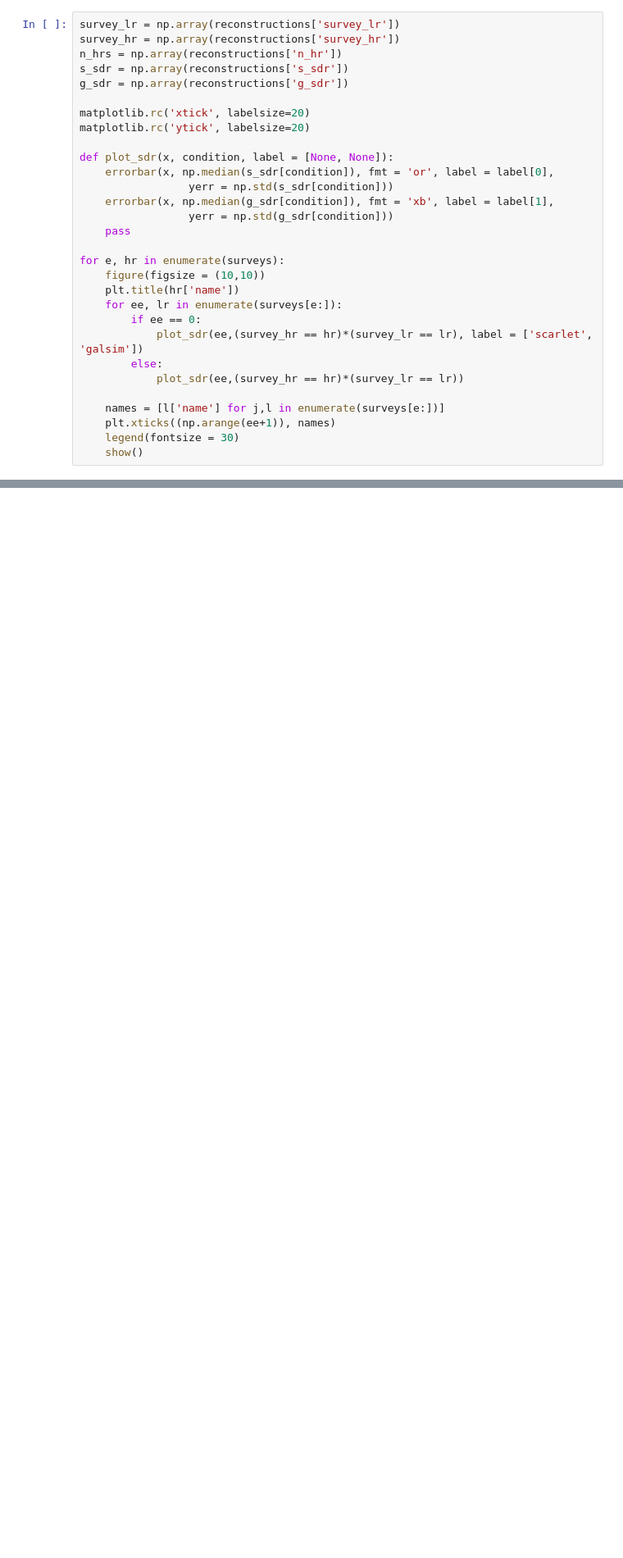
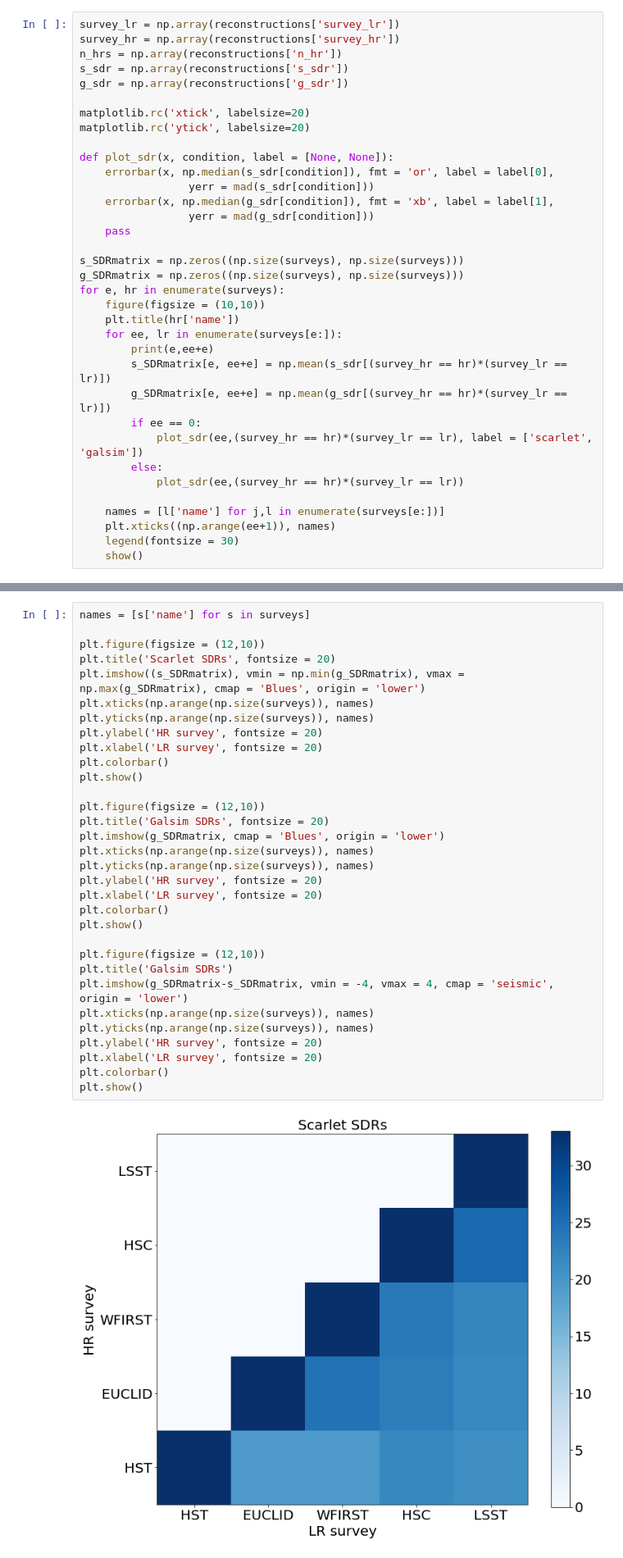
Before and after one commit to herjy/Multi_resolution_comparison, a Jupyter notebook: Reconstruction_comparison.ipynb, the cells around one changed output, grey strips where cells are left out. Shown: that part at 82% size. Saved outputs shown, nothing was run; the diff lists cells and outputs as text; blank space fills up the shorter version.

```diff
--- a/Reconstruction_comparison.ipynb
+++ b/Reconstruction_comparison.ipynb
@@ -329,15 +221,20 @@ matplotlib.rc('ytick', labelsize=20)
 
 def plot_sdr(x, condition, label = [None, None]):
     errorbar(x, np.median(s_sdr[condition]), fmt = 'or', label = label[0],
-                 yerr = np.std(s_sdr[condition]))
+                 yerr = mad(s_sdr[condition]))
     errorbar(x, np.median(g_sdr[condition]), fmt = 'xb', label = label[1],
-                 yerr = np.std(g_sdr[condition]))
+                 yerr = mad(g_sdr[condition]))
     pass
 
+s_SDRmatrix = np.zeros((np.size(surveys), np.size(surveys)))
+g_SDRmatrix = np.zeros((np.size(surveys), np.size(surveys)))
 for e, hr in enumerate(surveys):
     figure(figsize = (10,10))
     plt.title(hr['name'])
     for ee, lr in enumerate(surveys[e:]):
+        print(e,ee+e)
+        s_SDRmatrix[e, ee+e] = np.mean(s_sdr[(survey_hr == hr)*(survey_lr == lr)])
+        g_SDRmatrix[e, ee+e] = np.mean(g_sdr[(survey_hr == hr)*(survey_lr == lr)])
         if ee == 0:
             plot_sdr(ee,(survey_hr == hr)*(survey_lr == lr), label = ['scarlet', 'galsim'])
         else:
@@ -355,0 +268,34 @@ for e, hr in enumerate(surveys):
+# %%
+names = [s['name'] for s in surveys]
+
+plt.figure(figsize = (12,10))
+plt.title('Scarlet SDRs', fontsize = 20)
+plt.imshow((s_SDRmatrix), vmin = np.min(g_SDRmatrix), vmax = np.max(g_SDRmatrix), cmap = 'Blues', origin = 'lower')
+plt.xticks(np.arange(np.size(surveys)), names)
+plt.yticks(np.arange(np.size(surveys)), names)
+plt.ylabel('HR survey', fontsize = 20)
+plt.xlabel('LR survey', fontsize = 20)
+plt.colorbar()
+plt.show()
+
+plt.figure(figsize = (12,10))
+plt.title('Galsim SDRs', fontsize = 20)
+plt.imshow(g_SDRmatrix, cmap = 'Blues', origin = 'lower')
+plt.xticks(np.arange(np.size(surveys)), names)
+plt.yticks(np.arange(np.size(surveys)), names)
+plt.ylabel('HR survey', fontsize = 20)
+plt.xlabel('LR survey', fontsize = 20)
+plt.colorbar()
+plt.show()
+
+plt.figure(figsize = (12,10))
+plt.title('Galsim SDRs')
+plt.imshow(g_SDRmatrix-s_SDRmatrix, vmin = -4, vmax = 4, cmap = 'seismic', origin = 'lower')
+plt.xticks(np.arange(np.size(surveys)), names)
+plt.yticks(np.arange(np.size(surveys)), names)
+plt.ylabel('HR survey', fontsize = 20)
+plt.xlabel('LR survey', fontsize = 20)
+plt.colorbar()
+plt.show()
+# %% [output]
+[figure, added]
```
Also changed, not shown: parts of 10 cells of this notebook, 3 other files.
